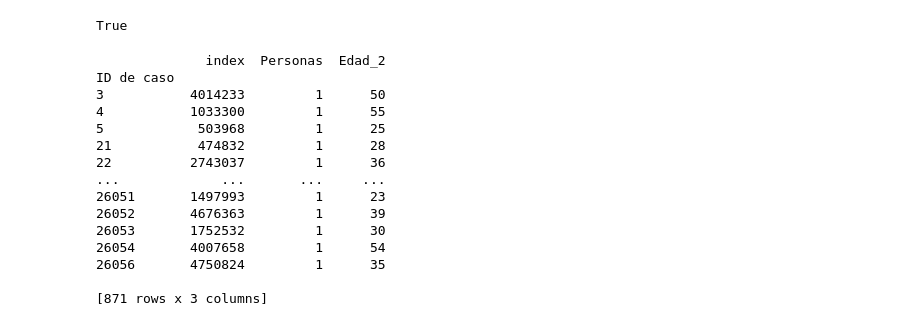
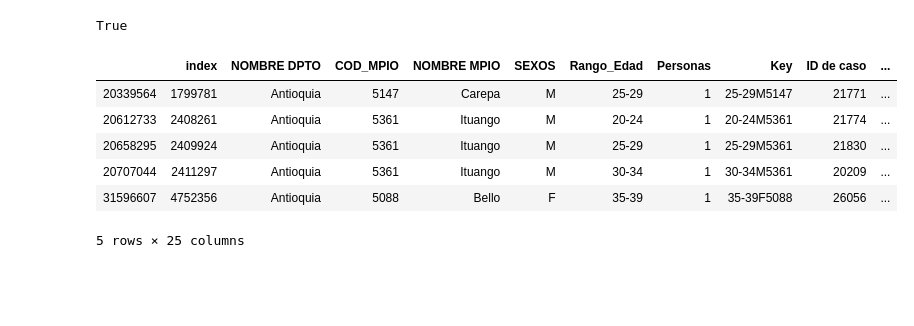
Before and after one commit to AndresFelipeVillabonaLozada/Datos-Colombia, a Jupyter notebook: source/Ingesta datos-Copy2.ipynb, the cells around one changed output. Cells and saved outputs as stored; diff of their text form; code cells hidden in the pictures; blank space fills up the shorter version.

```diff
--- a/source/Ingesta datos-Copy2.ipynb
+++ b/source/Ingesta datos-Copy2.ipynb
@@ -233,3 +241,14 @@ boolean = consolidado['index'].duplicated().any()
 boolean
 # %% [output]
 True
+# %%
+duplicateRowsDF = consolidado[consolidado['index'].duplicated()]
+duplicateRowsDF
+# %% [output]
+|  | index | NOMBRE DPTO | COD_MPIO | NOMBRE MPIO | SEXOS | Rango_Edad | Personas | Key | ID de caso | ... |
+| 20339564 | 1799781 | Antioquia | 5147 | Carepa | M | 25-29 | 1 | 25-29M5147 | 21771 | ... |
+| 20612733 | 2408261 | Antioquia | 5361 | Ituango | M | 20-24 | 1 | 20-24M5361 | 21774 | ... |
+| 20658295 | 2409924 | Antioquia | 5361 | Ituango | M | 25-29 | 1 | 25-29M5361 | 21830 | ... |
+| 20707044 | 2411297 | Antioquia | 5361 | Ituango | M | 30-34 | 1 | 30-34M5361 | 20209 | ... |
+| 31596607 | 4752356 | Antioquia | 5088 | Bello | F | 35-39 | 1 | 35-39F5088 | 26056 | ... |
+5 rows × 25 columns
@@ -236,21 +258,5 @@ True
 # %%
-print(consolidado.groupby(['ID de caso']).sum())
+print(consolidado.groupby(['index']).sum())
-# %% [output]
-              index  Personas  Edad_2
-ID de caso
-3           4014233         1      50
-4           1033300         1      55
-5            503968         1      25
-21           474832         1      28
-22          2743037         1      36
-...             ...       ...     ...
-26051       1497993         1      23
-26052       4676363         1      39
-26053       1752532         1      30
-26054       4007658         1      54
-26056       4750824         1      35
-
-[871 rows x 3 columns]
 # %%
 #Tenemos index repetidos. Sin embargo la combinación idex, Id de caso no está repetida
 #Tenemos como reto que cuando vayamos a unir la base, quitar la cantidad de filas correspondiente a la llave de la tabla de Dummies
```
Also changed, not shown: parts of 13 cells of this notebook, 1 other file.
